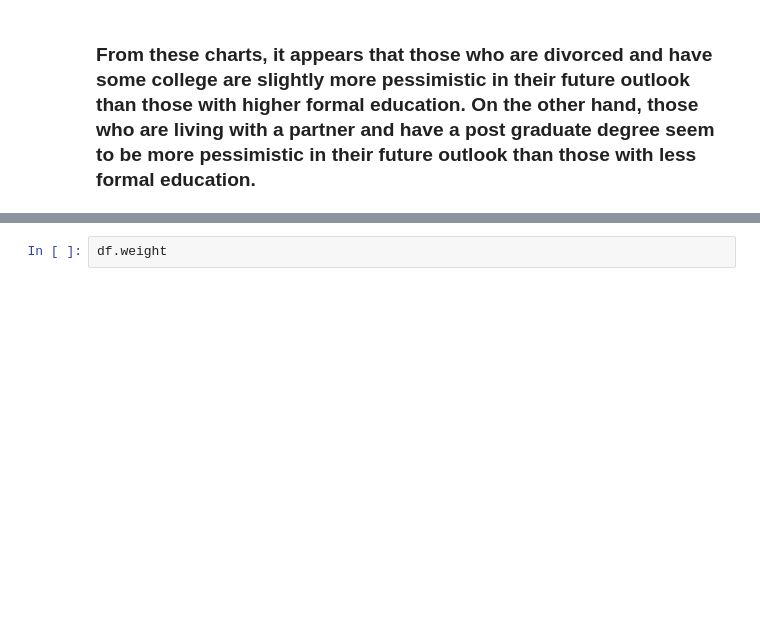
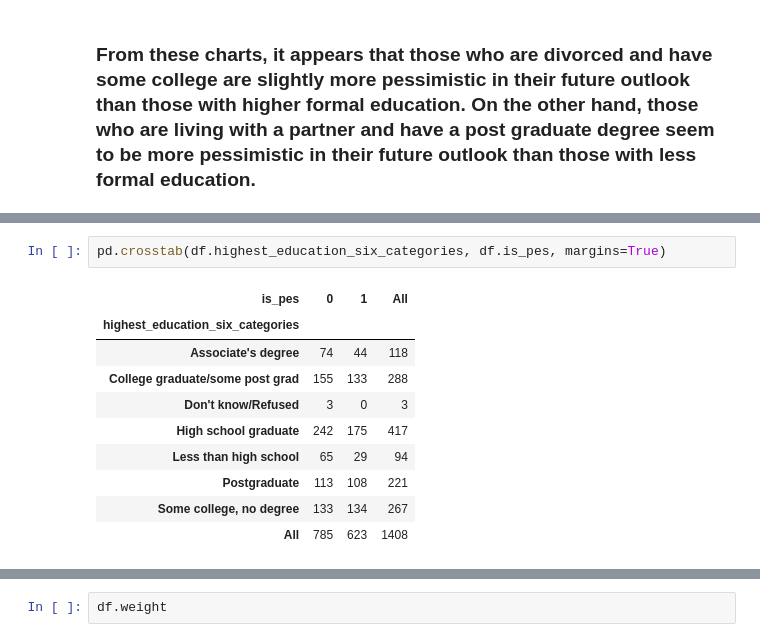
Before and after one commit to american-perspectives-capstone/american-attitudes, a Jupyter notebook: rough_notebooks/brookes_scratch_explore.ipynb, the cells around one changed output, grey strips where cells are left out. Cells and saved outputs as stored; diff of their text form; blank space fills up the shorter version.

```diff
--- a/rough_notebooks/brookes_scratch_explore.ipynb
+++ b/rough_notebooks/brookes_scratch_explore.ipynb
@@ -193,0 +334,13 @@ bar_graph_percent_pessimistic(df[df.marital_status == 'Living with a partner'],
+# %%
+pd.crosstab(df.highest_education_six_categories, df.is_pes, margins=True)
+# %% [output]
+| is_pes | 0 | 1 | All |
+| highest_education_six_categories |  |  |  |
+| Associate's degree | 74 | 44 | 118 |
+| College graduate/some post grad | 155 | 133 | 288 |
+| Don't know/Refused | 3 | 0 | 3 |
+| High school graduate | 242 | 175 | 417 |
+| Less than high school | 65 | 29 | 94 |
+| Postgraduate | 113 | 108 | 221 |
+| Some college, no degree | 133 | 134 | 267 |
+| All | 785 | 623 | 1408 |
```
Also changed, not shown: parts of 14 cells of this notebook.
